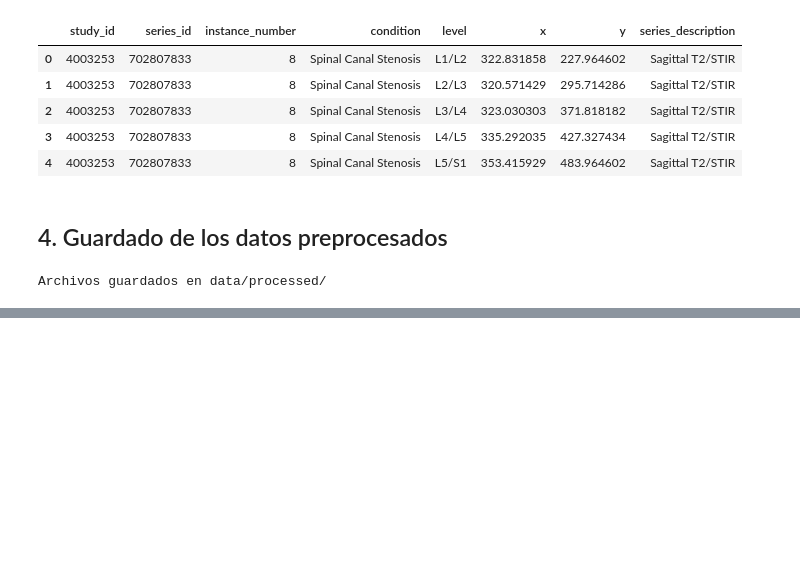
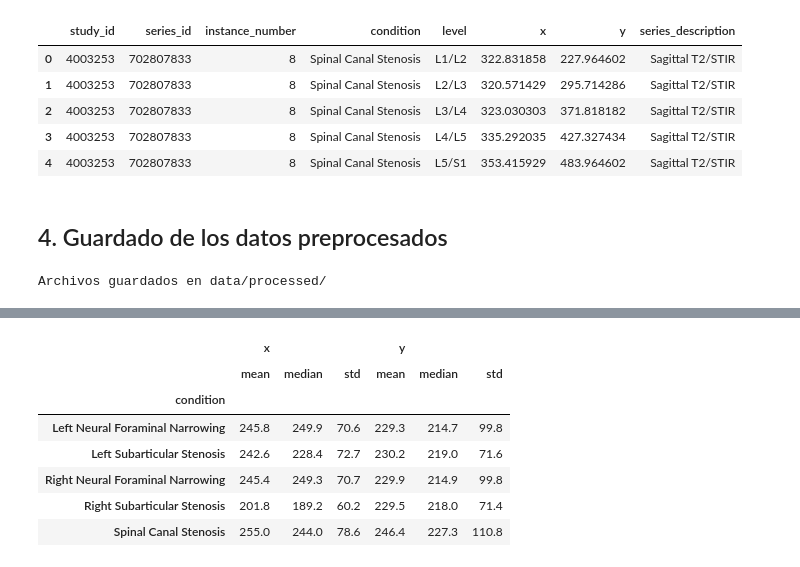
Before and after one commit to Albu231311/Proyecto2-DS, a Jupyter notebook: Proyecto2_Limpieza_Preprocesamiento.ipynb, the cells around one changed output, grey strips where cells are left out. Drawn from its saved outputs; the diff is of its cells as text; code cells hidden in the pictures; blank space fills up the shorter version.

```diff
--- a/Proyecto2_Limpieza_Preprocesamiento.ipynb
+++ b/Proyecto2_Limpieza_Preprocesamiento.ipynb
@@ -360,0 +385,12 @@ Archivos guardados en data/processed/
+# %%
+resumen_por_condicion = coords_series.groupby('condition')[['x', 'y']].agg(['mean', 'median', 'std']).round(1)
+resumen_por_condicion
+# %% [output]
+|  | x |  |  | y |  |  |
+|  | mean | median | std | mean | median | std |
+| condition |  |  |  |  |  |  |
+| Left Neural Foraminal Narrowing | 245.8 | 249.9 | 70.6 | 229.3 | 214.7 | 99.8 |
+| Left Subarticular Stenosis | 242.6 | 228.4 | 72.7 | 230.2 | 219.0 | 71.6 |
+| Right Neural Foraminal Narrowing | 245.4 | 249.3 | 70.7 | 229.9 | 214.9 | 99.8 |
+| Right Subarticular Stenosis | 201.8 | 189.2 | 60.2 | 229.5 | 218.0 | 71.4 |
+| Spinal Canal Stenosis | 255.0 | 244.0 | 78.6 | 246.4 | 227.3 | 110.8 |
```
Also changed, not shown: parts of 14 cells of this notebook, 4 other files.
